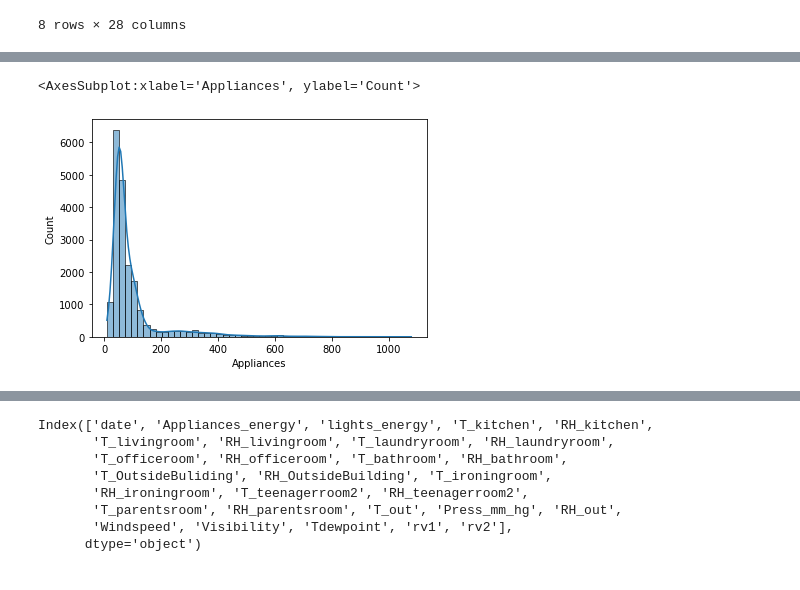
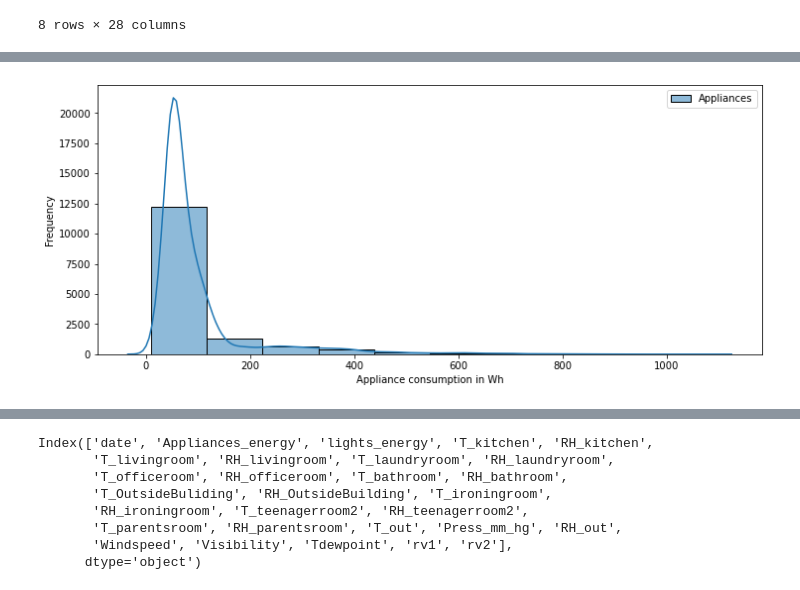
Before and after one commit to derekcantillo/ML-Appliances-Energy-Consumption, a Jupyter notebook: IAEnergy.ipynb, the cells around one changed output, grey strips where cells are left out. Drawn from its saved outputs; the diff is of its cells as text; code cells hidden in the pictures.

Commit message:
feat: data proprocessing and data visualization

```diff
--- a/IAEnergy.ipynb
+++ b/IAEnergy.ipynb
@@ -278,0 +264,2 @@ Text(0.5, 1.0, 'Correlación entre las diferentes características')
+# %%
+train, test = train_test_split(df,test_size=0.25,random_state=40)
@@ -278,0 +281,12 @@ Text(0.5, 1.0, 'Correlación entre las diferentes características')
+# %%
+col_temp = ["T1","T2","T3","T4","T5","T6","T7","T8","T9"]
+
+col_hum = ["RH_1","RH_2","RH_3","RH_4","RH_5","RH_6","RH_7","RH_8","RH_9"]
+
+col_weather = ["T_out", "Tdewpoint","RH_out","Press_mm_hg",
+                "Windspeed","Visibility"]
+col_light = ["lights"]
+
+col_randoms = ["rv1", "rv2"]
+
+col_target = ["Appliances"]
@@ -278,0 +295,3 @@ Text(0.5, 1.0, 'Correlación entre las diferentes características')
+# %%
+feature_vars = train[col_temp + col_hum + col_weather + col_light + col_randoms ]
+target_vars = train[col_target]
@@ -279,5 +387,8 @@ Text(0.5, 1.0, 'Correlación entre las diferentes características')
 # %%
-sns.histplot(df['Appliances'], bins=50, kde=True)
+# Distribution of values in Applainces column
+f = plt.figure(figsize=(12,5))
+plt.xlabel('Appliance consumption in Wh')
+plt.ylabel('Frequency')
+sns.histplot(target_vars , bins=10, kde=True, kde_kws={"cut": 3} ) ;
 # %% [output]
-<AxesSubplot:xlabel='Appliances', ylabel='Count'>
-[figure, old version]
+[figure, new version]
```
Also changed, not shown: parts of 62 cells of this notebook.
